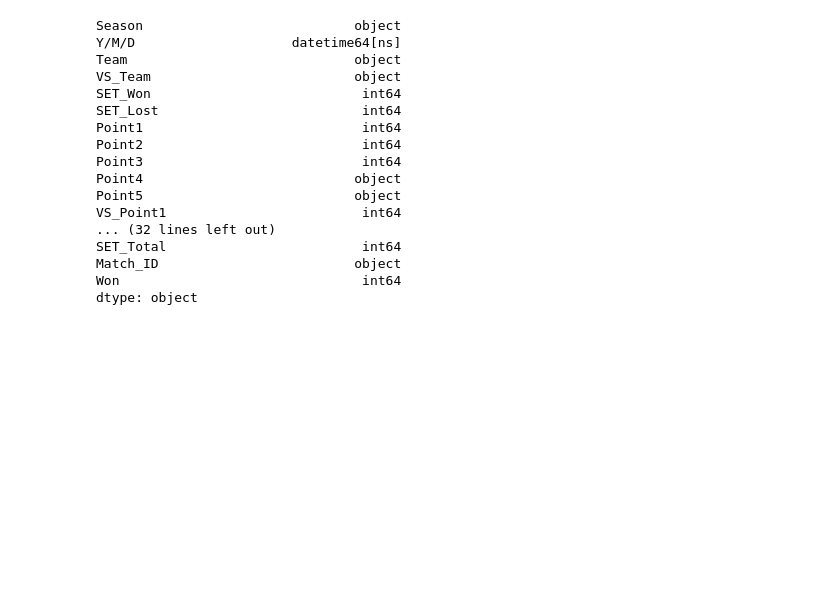
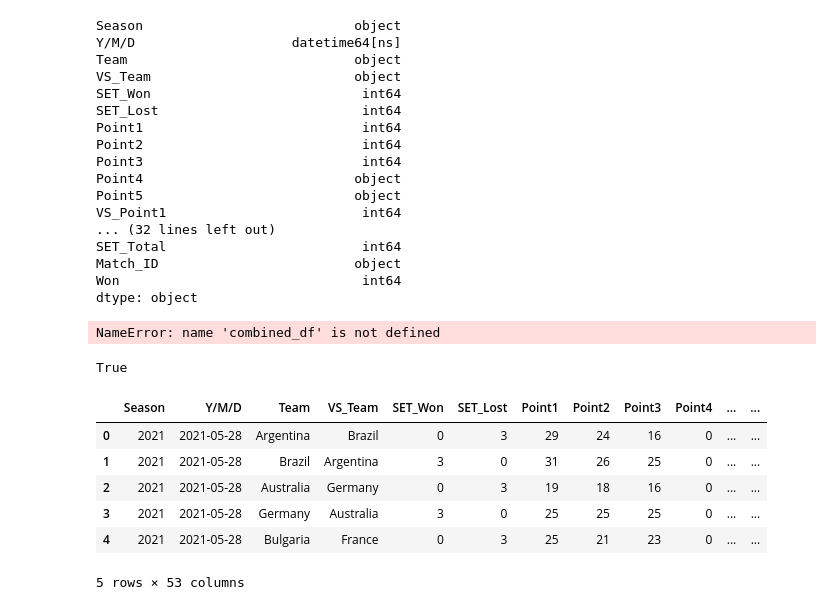
Before and after one commit to zxyn-86/vnl-predictor, a Jupyter notebook: notebooks/01_data_exploration.ipynb, the cells around one changed output. Saved outputs shown, nothing was run; the diff lists cells and outputs as text; code cells hidden in the pictures; blank space fills up the shorter version.

Commit message:
created feature data set which has all the data to feed into the model

```diff
--- a/notebooks/01_data_exploration.ipynb
+++ b/notebooks/01_data_exploration.ipynb
@@ -362,32 +362,5 @@ combined_df["DIG_Efficiency"] = np.where(
     ) / combined_df["DIG_Total"],
     np.nan
 )
-
-
-combined_df["Attack_Efficiency"] = (
-    (combined_df["ATTACK_Point"] - combined_df["ATTACK_Errors"])
-    / combined_df["ATTACK_Attempts"]
-)
-
-combined_df["Serve_Efficiency"] = (
-    (combined_df["SERVE_Point"] - combined_df["SERVE_Errors"])
-    / combined_df["SERVE_Attempts"]
-)
-
-combined_df["Reception_Efficiency"] = (
-    (
-        combined_df["RECEPTION_Successful"]
-        - combined_df["RECEPTION_Errors"]
-    )
-    / combined_df["RECEPTION_Attempts"]
-)
-
-combined_df["BLOCK_Efficiency"] = (
-    (combined_df["BLOCK_Point"] - combined_df["BLOCK_Errors"])
-    / combined_df["BLOCK_Touches"]
-)
-
-combined_df["DIG_Efficiency"] = (
-    (combined_df["DIG_Digs"] - combined_df["DIG_Errors"])
-    / combined_df["DIG_Total"]
-)
+# %% [output]
+NameError: name 'combined_df' is not defined
@@ -398,0 +367,18 @@ combined_df.to_csv(
+# %%
+import pandas as pd
+import os
+
+os.getcwd()
+print(os.path.exists("/Users/zu/Desktop/projects/vballPredictor/data/processed/vnl_cleaned.csv"))
+
+df = pd.read_csv("/Users/zu/Desktop/projects/vballPredictor/data/processed/vnl_cleaned.csv")
+df.head()
+# %% [output]
+True
+|  | Season | Y/M/D | Team | VS_Team | SET_Won | SET_Lost | Point1 | Point2 | Point3 | Point4 | ... | ... |
+| 0 | 2021 | 2021-05-28 | Argentina | Brazil | 0 | 3 | 29 | 24 | 16 | 0 | ... | ... |
+| 1 | 2021 | 2021-05-28 | Brazil | Argentina | 3 | 0 | 31 | 26 | 25 | 0 | ... | ... |
+| 2 | 2021 | 2021-05-28 | Australia | Germany | 0 | 3 | 19 | 18 | 16 | 0 | ... | ... |
+| 3 | 2021 | 2021-05-28 | Germany | Australia | 3 | 0 | 25 | 25 | 25 | 0 | ... | ... |
+| 4 | 2021 | 2021-05-28 | Bulgaria | France | 0 | 3 | 25 | 21 | 23 | 0 | ... | ... |
+5 rows × 53 columns
```
Also changed, not shown: parts of 9 cells of this notebook, 3 other files.
